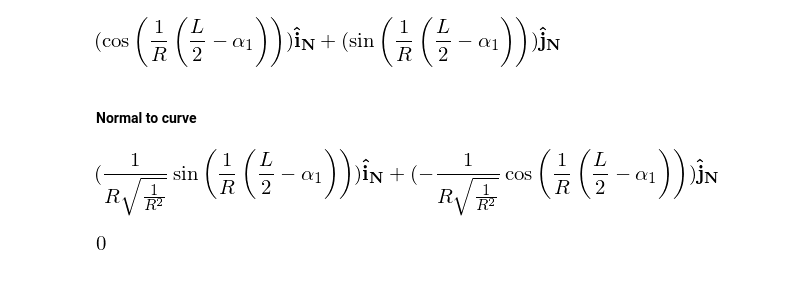
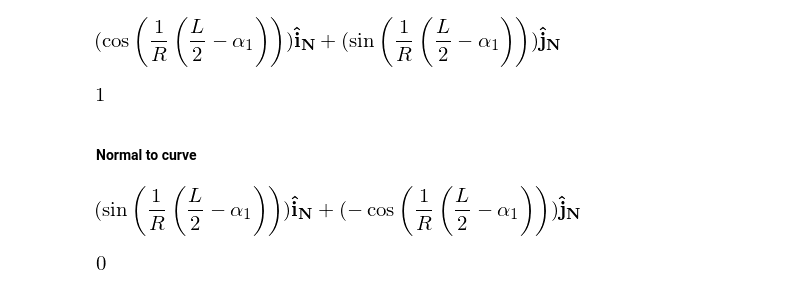
Before and after one commit to tarashor/vibrations, a Jupyter notebook: py2/All geometries.ipynb, the cells around one changed output. Saved outputs shown, nothing was run; the diff lists cells and outputs as text; code cells hidden in the pictures.

```diff
--- a/py2/All geometries.ipynb
+++ b/py2/All geometries.ipynb
@@ -27,21 +27,27 @@ r
 #### Tangent to curve
 # %%
 v_temp = r.diff(alpha1)
-v = v_temp.normalize()
+dr_len = v_temp.magnitude()
+v = v_temp / dr_len
 v = trigsimp(v)
 v
 # %% [output]
 [figure]
+# %%
+trigsimp(dr_len)
+# %% [output]
+[figure, added]
 # %% [markdown]
 #### Normal to curve
 # %%
 n_temp = v.diff(alpha1)
 k=trigsimp(n_temp.magnitude())
 n = n_temp/k
-n = sympify(trigsimp(n))
+q=1/(R*sqrt(1/R**2))
+n = trigsimp(n).subs(q, 1)
 n
 # %% [output]
-[figure, old version]
+[figure, new version]
 # %%
 v.dot(n)
 # %% [output]
```
Also changed, not shown: parts of 19 cells of this notebook.
